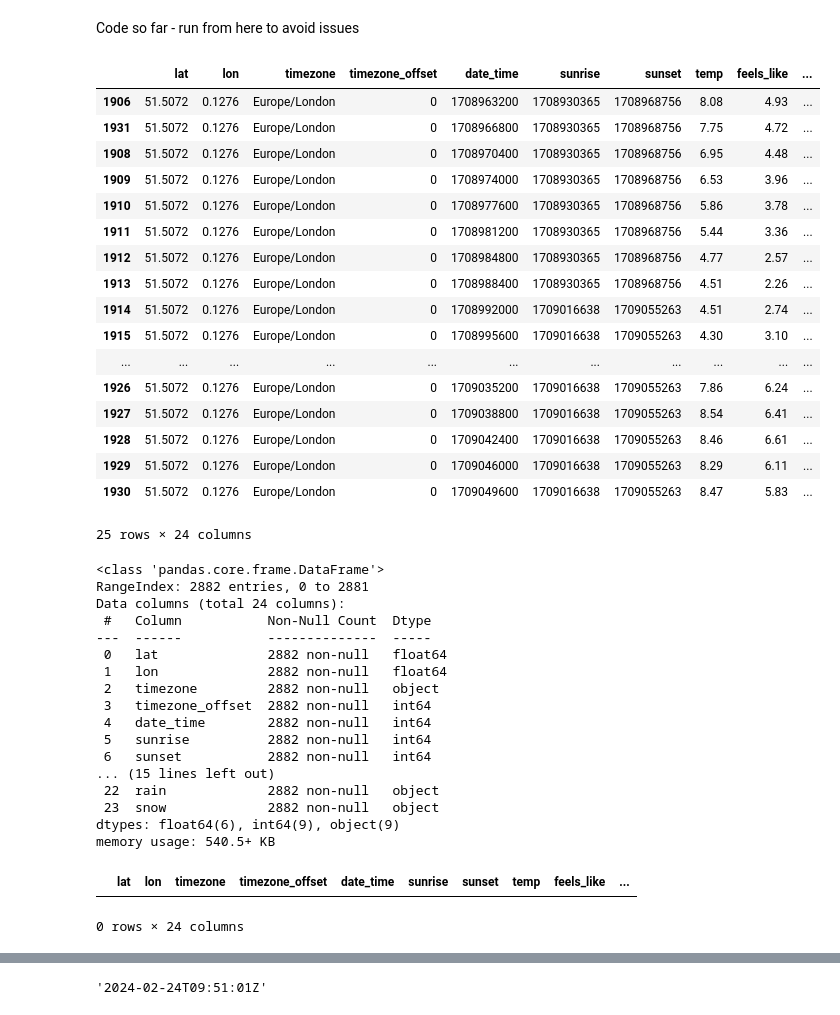
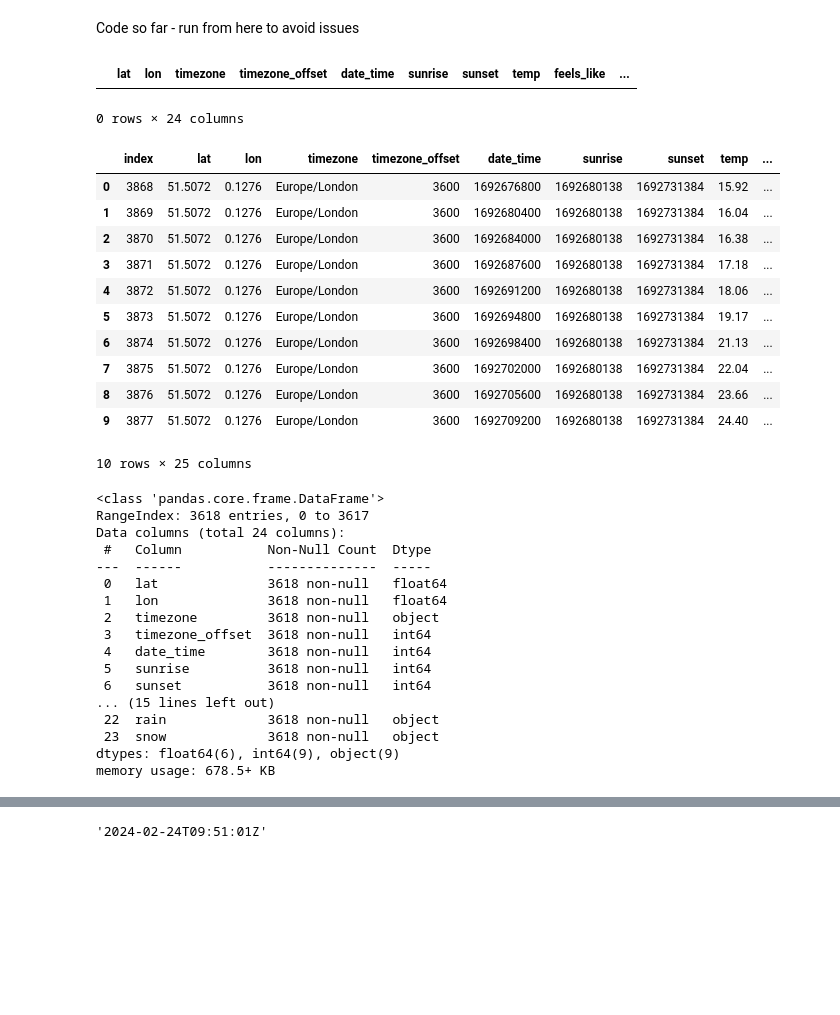
Before and after one commit to Jackleept/Weather, a Jupyter notebook: scratch.ipynb, the cells around one changed output, grey strips where cells are left out. Drawn from its saved outputs; the diff is of its cells as text; code cells hidden in the pictures; blank space fills up the shorter version.

```diff
--- a/scratch.ipynb
+++ b/scratch.ipynb
@@ -1578,25 +1593,25 @@ extract_load(get_links_past(950))
 extract_load(get_links(last_executed()))
 # %%
 update_executed()
+# %%
+df[df.duplicated() == True]
+# %% [output]
+|  | lat | lon | timezone | timezone_offset | date_time | sunrise | sunset | temp | feels_like | ... |
+0 rows × 24 columns
 # %%
 df = pd.read_sql_query('''SELECT * FROM weather''', conn)
-df.sort_values('date_time').tail(25)
+df = df.sort_values('date_time').reset_index()
+df.head(10)
 # %% [output]
-|  | lat | lon | timezone | timezone_offset | date_time | sunrise | sunset | temp | feels_like | ... |
-| 1906 | 51.5072 | 0.1276 | Europe/London | 0 | 1708963200 | 1708930365 | 1708968756 | 8.08 | 4.93 | ... |
-| 1931 | 51.5072 | 0.1276 | Europe/London | 0 | 1708966800 | 1708930365 | 1708968756 | 7.75 | 4.72 | ... |
-| 1908 | 51.5072 | 0.1276 | Europe/London | 0 | 1708970400 | 1708930365 | 1708968756 | 6.95 | 4.48 | ... |
-| 1909 | 51.5072 | 0.1276 | Europe/London | 0 | 1708974000 | 1708930365 | 1708968756 | 6.53 | 3.96 | ... |
-| 1910 | 51.5072 | 0.1276 | Europe/London | 0 | 1708977600 | 1708930365 | 1708968756 | 5.86 | 3.78 | ... |
-| 1911 | 51.5072 | 0.1276 | Europe/London | 0 | 1708981200 | 1708930365 | 1708968756 | 5.44 | 3.36 | ... |
-| 1912 | 51.5072 | 0.1276 | Europe/London | 0 | 1708984800 | 1708930365 | 1708968756 | 4.77 | 2.57 | ... |
-| 1913 | 51.5072 | 0.1276 | Europe/London | 0 | 1708988400 | 1708930365 | 1708968756 | 4.51 | 2.26 | ... |
-| 1914 | 51.5072 | 0.1276 | Europe/London | 0 | 1708992000 | 1709016638 | 1709055263 | 4.51 | 2.74 | ... |
-| 1915 | 51.5072 | 0.1276 | Europe/London | 0 | 1708995600 | 1709016638 | 1709055263 | 4.30 | 3.10 | ... |
-| ... | ... | ... | ... | ... | ... | ... | ... | ... | ... | ... |
-| 1926 | 51.5072 | 0.1276 | Europe/London | 0 | 1709035200 | 1709016638 | 1709055263 | 7.86 | 6.24 | ... |
-| 1927 | 51.5072 | 0.1276 | Europe/London | 0 | 1709038800 | 1709016638 | 1709055263 | 8.54 | 6.41 | ... |
-| 1928 | 51.5072 | 0.1276 | Europe/London | 0 | 1709042400 | 1709016638 | 1709055263 | 8.46 | 6.61 | ... |
-| 1929 | 51.5072 | 0.1276 | Europe/London | 0 | 1709046000 | 1709016638 | 1709055263 | 8.29 | 6.11 | ... |
-| 1930 | 51.5072 | 0.1276 | Europe/London | 0 | 1709049600 | 1709016638 | 1709055263 | 8.47 | 5.83 | ... |
+|  | index | lat | lon | timezone | timezone_offset | date_time | sunrise | sunset | temp | ... |
+| 0 | 3868 | 51.5072 | 0.1276 | Europe/London | 3600 | 1692676800 | 1692680138 | 1692731384 | 15.92 | ... |
+| 1 | 3869 | 51.5072 | 0.1276 | Europe/London | 3600 | 1692680400 | 1692680138 | 1692731384 | 16.04 | ... |
+| 2 | 3870 | 51.5072 | 0.1276 | Europe/London | 3600 | 1692684000 | 1692680138 | 1692731384 | 16.38 | ... |
+| 3 | 3871 | 51.5072 | 0.1276 | Europe/London | 3600 | 1692687600 | 1692680138 | 1692731384 | 17.18 | ... |
+| 4 | 3872 | 51.5072 | 0.1276 | Europe/London | 3600 | 1692691200 | 1692680138 | 1692731384 | 18.06 | ... |
+| 5 | 3873 | 51.5072 | 0.1276 | Europe/London | 3600 | 1692694800 | 1692680138 | 1692731384 | 19.17 | ... |
+| 6 | 3874 | 51.5072 | 0.1276 | Europe/London | 3600 | 1692698400 | 1692680138 | 1692731384 | 21.13 | ... |
+| 7 | 3875 | 51.5072 | 0.1276 | Europe/London | 3600 | 1692702000 | 1692680138 | 1692731384 | 22.04 | ... |
+| 8 | 3876 | 51.5072 | 0.1276 | Europe/London | 3600 | 1692705600 | 1692680138 | 1692731384 | 23.66 | ... |
+| 9 | 3877 | 51.5072 | 0.1276 | Europe/London | 3600 | 1692709200 | 1692680138 | 1692731384 | 24.40 | ... |
-25 rows × 24 columns
+10 rows × 25 columns
@@ -1604,27 +1624,22 @@ df.sort_values('date_time').tail(25)
 df.info()
 # %% [output]
 <class 'pandas.core.frame.DataFrame'>
-RangeIndex: 2882 entries, 0 to 2881
+RangeIndex: 3618 entries, 0 to 3617
 Data columns (total 24 columns):
  #   Column           Non-Null Count  Dtype
 ---  ------           --------------  -----
- 0   lat              2882 non-null   float64
- 1   lon              2882 non-null   float64
- 2   timezone         2882 non-null   object
- 3   timezone_offset  2882 non-null   int64
- 4   date_time        2882 non-null   int64
- 5   sunrise          2882 non-null   int64
- 6   sunset           2882 non-null   int64
+ 0   lat              3618 non-null   float64
+ 1   lon              3618 non-null   float64
+ 2   timezone         3618 non-null   object
+ 3   timezone_offset  3618 non-null   int64
+ 4   date_time        3618 non-null   int64
+ 5   sunrise          3618 non-null   int64
+ 6   sunset           3618 non-null   int64
 ... (15 lines left out)
- 22  rain             2882 non-null   object
- 23  snow             2882 non-null   object
+ 22  rain             3618 non-null   object
+ 23  snow             3618 non-null   object
 dtypes: float64(6), int64(9), object(9)
-memory usage: 540.5+ KB
+memory usage: 678.5+ KB
-# %%
-df[df.duplicated() == True]
-# %% [output]
-|  | lat | lon | timezone | timezone_offset | date_time | sunrise | sunset | temp | feels_like | ... |
-0 rows × 24 columns
 # %%
 def build_link_mistake(date):
     lat = '51.5072'
```
Also changed, not shown: parts of 5 cells of this notebook, 4 other files.
